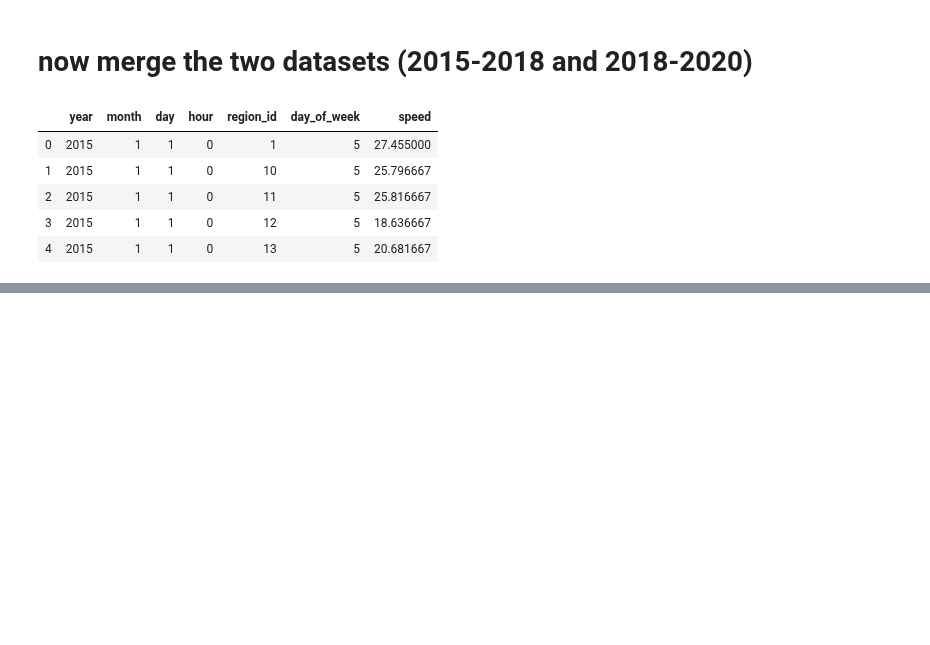
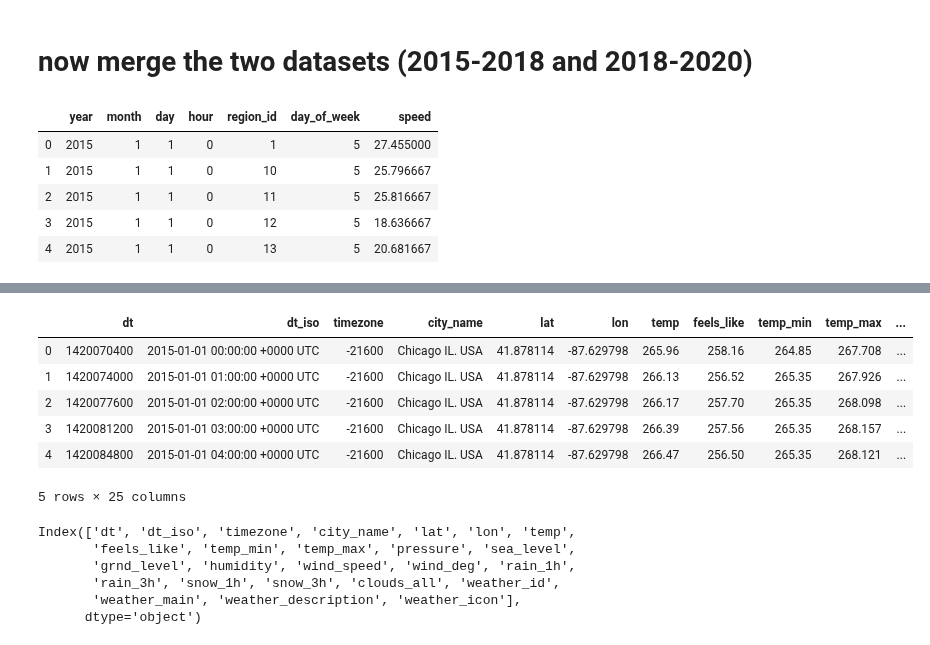
Before and after one commit to sciencelee/chicago-red-light-cameras, a Jupyter notebook: other-preprocessing.ipynb, the cells around one changed output, grey strips where cells are left out. Drawn from its saved outputs; the diff is of its cells as text; code cells hidden in the pictures; blank space fills up the shorter version.

```diff
--- a/other-preprocessing.ipynb
+++ b/other-preprocessing.ipynb
@@ -257,0 +406,19 @@ print(all_traffic_grouped['year'].min(), all_traffic_grouped['year'].max())
+# %%
+wx_df.head()  # temps are in kelvin
+# %% [output]
+|  | dt | dt_iso | timezone | city_name | lat | lon | temp | feels_like | temp_min | temp_max | ... |
+| 0 | 1420070400 | 2015-01-01 00:00:00 +0000 UTC | -21600 | Chicago IL. USA | 41.878114 | -87.629798 | 265.96 | 258.16 | 264.85 | 267.708 | ... |
+| 1 | 1420074000 | 2015-01-01 01:00:00 +0000 UTC | -21600 | Chicago IL. USA | 41.878114 | -87.629798 | 266.13 | 256.52 | 265.35 | 267.926 | ... |
+| 2 | 1420077600 | 2015-01-01 02:00:00 +0000 UTC | -21600 | Chicago IL. USA | 41.878114 | -87.629798 | 266.17 | 257.70 | 265.35 | 268.098 | ... |
+| 3 | 1420081200 | 2015-01-01 03:00:00 +0000 UTC | -21600 | Chicago IL. USA | 41.878114 | -87.629798 | 266.39 | 257.56 | 265.35 | 268.157 | ... |
+| 4 | 1420084800 | 2015-01-01 04:00:00 +0000 UTC | -21600 | Chicago IL. USA | 41.878114 | -87.629798 | 266.47 | 256.50 | 265.35 | 268.121 | ... |
+5 rows × 25 columns
+# %%
+wx_df.columns
+# %% [output]
+Index(['dt', 'dt_iso', 'timezone', 'city_name', 'lat', 'lon', 'temp',
+       'feels_like', 'temp_min', 'temp_max', 'pressure', 'sea_level',
+       'grnd_level', 'humidity', 'wind_speed', 'wind_deg', 'rain_1h',
+       'rain_3h', 'snow_1h', 'snow_3h', 'clouds_all', 'weather_id',
+       'weather_main', 'weather_description', 'weather_icon'],
+      dtype='object')
```
Also changed, not shown: parts of 36 cells of this notebook.
